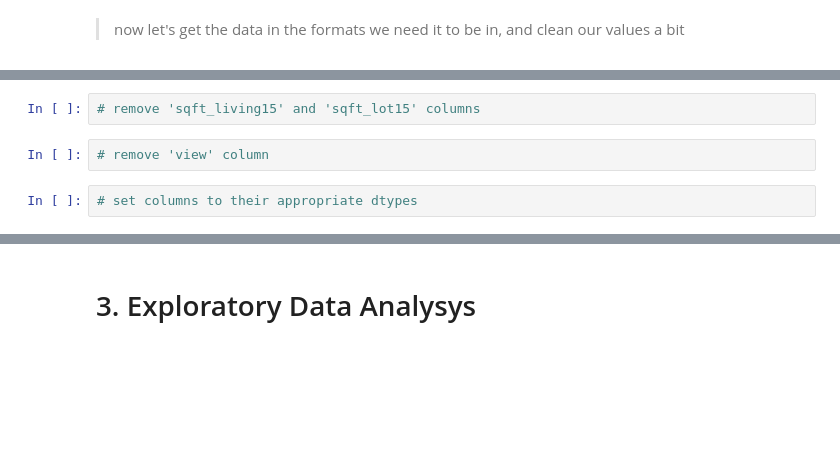
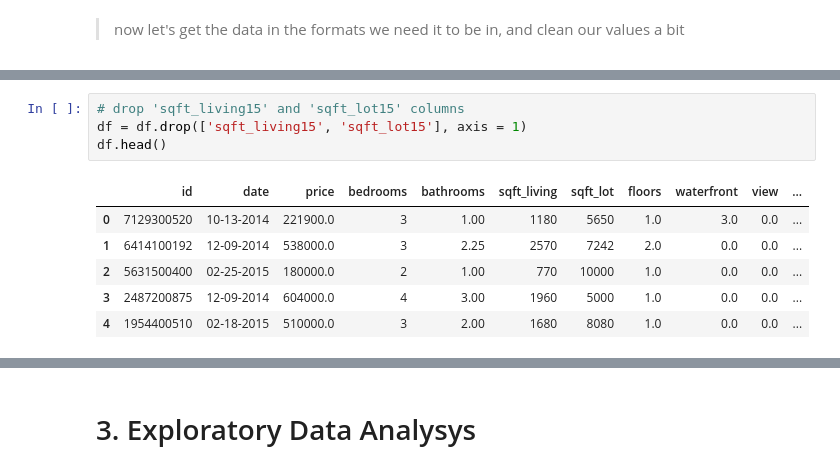
Before and after one commit to DIGITALFRANK/dsc-v2-mod1-final-project, a Jupyter notebook: student.ipynb, the cells around one changed output, grey strips where cells are left out. Cells and saved outputs as stored; diff of their text form; blank space fills up the shorter version.

```diff
--- a/student.ipynb
+++ b/student.ipynb
@@ -414,6 +447,11 @@ df.head()
 # %%
-# remove 'sqft_living15' and 'sqft_lot15' columns
+# drop 'sqft_living15' and 'sqft_lot15' columns
+df = df.drop(['sqft_living15', 'sqft_lot15'], axis = 1)
+df.head()
+# %% [output]
+|  | id | date | price | bedrooms | bathrooms | sqft_living | sqft_lot | floors | waterfront | view | ... |
+| 0 | 7129300520 | 10-13-2014 | 221900.0 | 3 | 1.00 | 1180 | 5650 | 1.0 | 3.0 | 0.0 | ... |
+| 1 | 6414100192 | 12-09-2014 | 538000.0 | 3 | 2.25 | 2570 | 7242 | 2.0 | 0.0 | 0.0 | ... |
+| 2 | 5631500400 | 02-25-2015 | 180000.0 | 2 | 1.00 | 770 | 10000 | 1.0 | 0.0 | 0.0 | ... |
+| 3 | 2487200875 | 12-09-2014 | 604000.0 | 4 | 3.00 | 1960 | 5000 | 1.0 | 0.0 | 0.0 | ... |
+| 4 | 1954400510 | 02-18-2015 | 510000.0 | 3 | 2.00 | 1680 | 8080 | 1.0 | 0.0 | 0.0 | ... |
-# %%
-# remove 'view' column
-# %%
-# set columns to their appropriate dtypes
```
Also changed, not shown: parts of 38 cells of this notebook.
